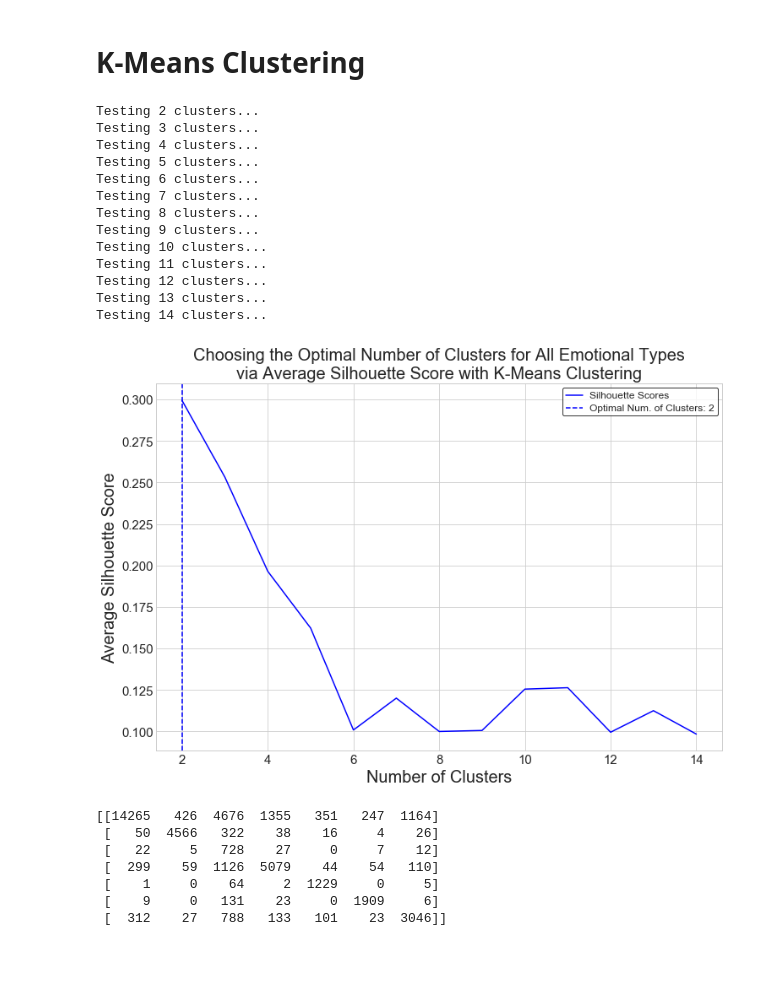
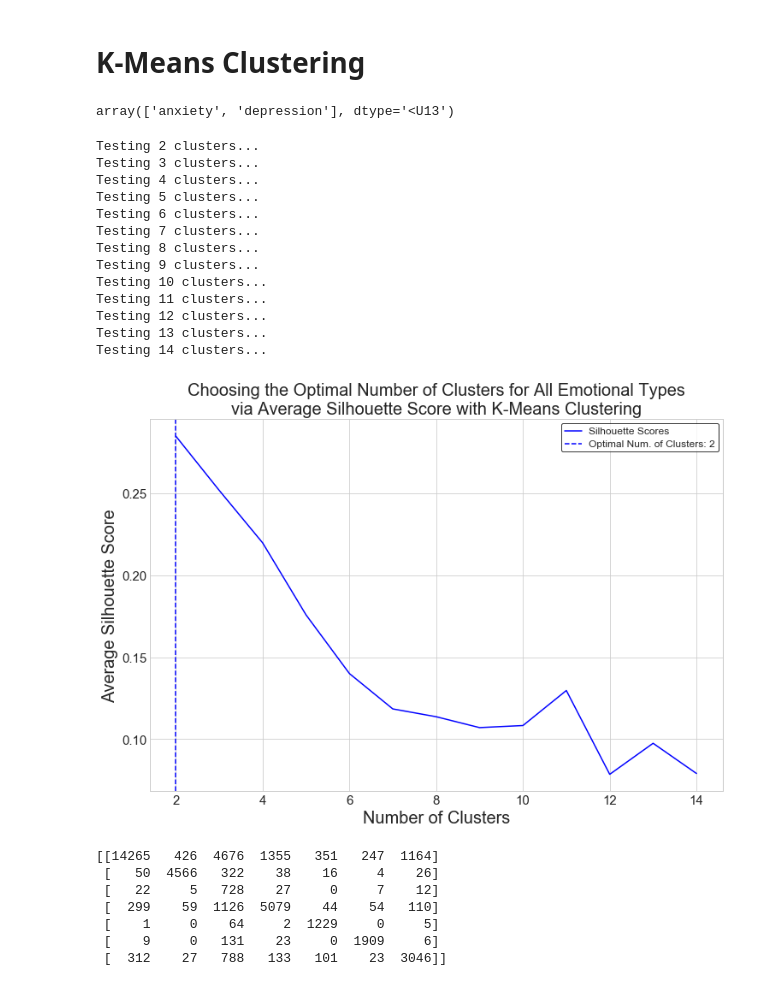
Before and after one commit to shebak11/emotionalPhenome, a Jupyter notebook: cluster_tfidf.ipynb, the cells around one changed output. Saved outputs shown, nothing was run; the diff lists cells and outputs as text; code cells hidden in the pictures; blank space fills up the shorter version.

Commit message:
Added some code for identifying depression subtypes

```diff
--- a/cluster_tfidf.ipynb
+++ b/cluster_tfidf.ipynb
@@ -850,3 +730,9 @@ def test_all_clusterings(X, verbose=False):
                             'num_clusters', 'score'])
 
     return result
+# %%
+# To perform the gridsearch from scratch
+psycho_embeddings_pca_scores = np.load('emotype_v10_all_pca_scores_96_comps.npy')
+dbscan_result = pd.read_csv('dbscan_gridsearch_result.csv')
+if dbscan_result is None:  # If you have no file or want to start from scratch...
+    dbscan_result = test_all_clusterings(psycho_embeddings_pca_scores, verbose=True)
@@ -852,0 +772,3 @@ def test_all_clusterings(X, verbose=False):
+# %%
+embeddings_tsne_scores = np.load('emotype_tsne_embeddings_v10_all.npy')
+psycho_labels = np.load('emotype_original_labels_v10_all.npy')
@@ -1030,27 +961,31 @@ def plot_silhouette_scores(best_n_clusters, n_comps_seq, sil_scores):
 subtype_cohort_indxs = np.logical_or(psycho_labels == 'depression',
                                      psycho_labels == 'anxiety',
                                      psycho_labels == 'bipolar')
-subtype_cohort_embeddings = psycho_embeddings_pca_scores[subtype_cohort_indxs, :]
+subtype_cohort_pca_scores = psycho_embeddings_pca_scores[subtype_cohort_indxs, :]
 subtype_cohort_labels = psycho_labels[subtype_cohort_indxs]
+# %%
+np.unique(subtype_cohort_labels)
+# %% [output]
+array(['anxiety', 'depression'], dtype='<U13')
 # %%
-kmeans_results = calculate_kmeans_cluster_labels(subtype_cohort_embeddings)
+kmeans_results = calculate_kmeans_cluster_labels(subtype_cohort_pca_scores)
 sil_scores, std_scores, n_seq, best_n_kmeans = kmeans_results
 plot_silhouette_scores(best_n_kmeans, n_seq, sil_scores)
 # %% [output]
 Testing 2 clusters...
 Testing 3 clusters...
 Testing 4 clusters...
 Testing 5 clusters...
 Testing 6 clusters...
 Testing 7 clusters...
 Testing 8 clusters...
 Testing 9 clusters...
 Testing 10 clusters...
 Testing 11 clusters...
 Testing 12 clusters...
 Testing 13 clusters...
 Testing 14 clusters...
-[figure, old version]
+[figure, new version]
 # %%
 clusterer = MiniBatchKMeans(init='k-means++',
                                n_clusters=7,
```
Also changed, not shown: parts of 49 cells of this notebook, 4 other files.
